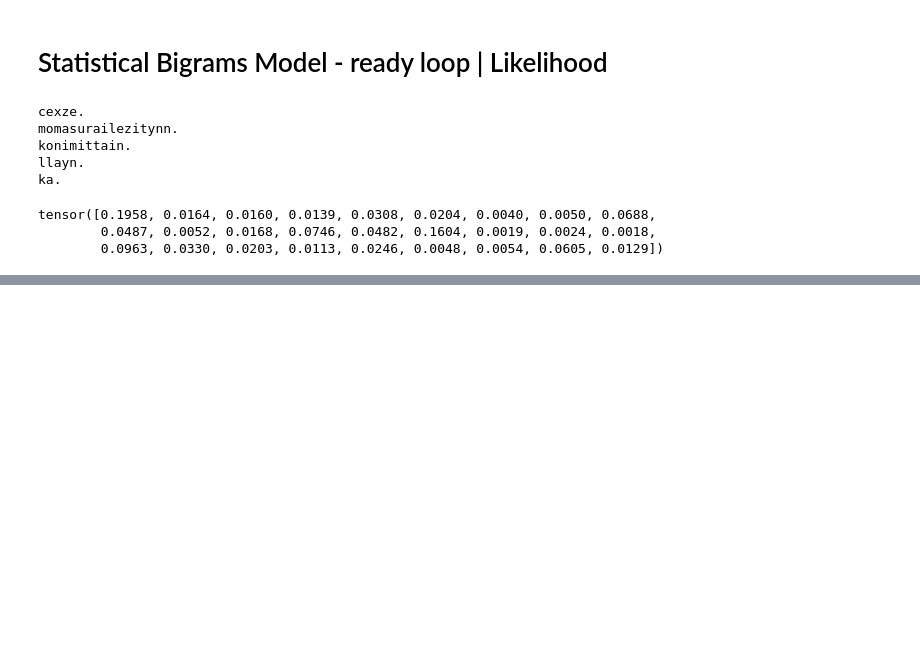
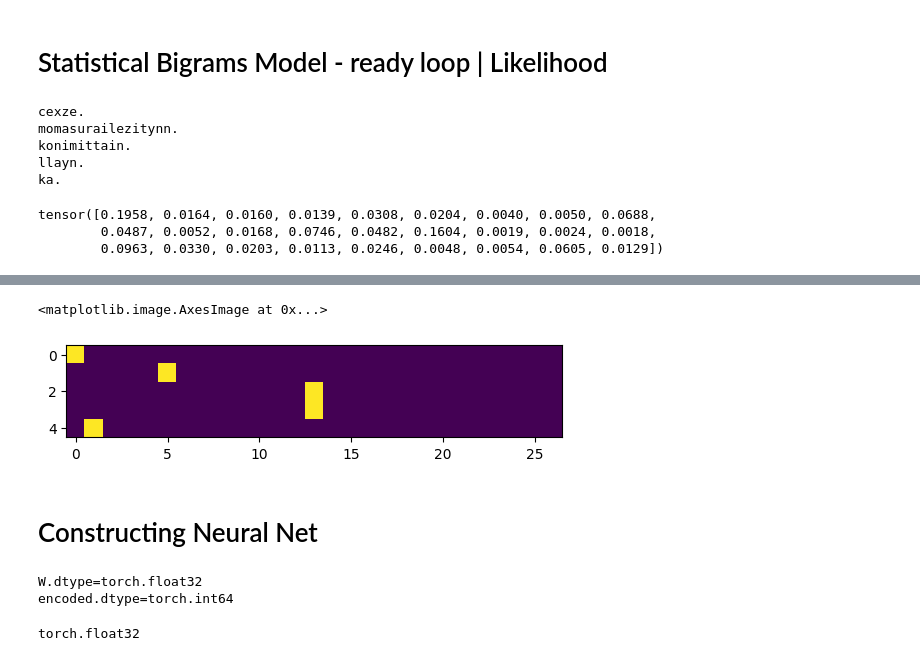
Before and after one commit to ironzo/TRANSFORMER, a Jupyter notebook: Lecture2/makemore.ipynb, the cells around one changed output, grey strips where cells are left out. Drawn from its saved outputs; the diff is of its cells as text; code cells hidden in the pictures; blank space fills up the shorter version.

Commit message:
added logits calcultations and one-hot encoding

```diff
--- a/Lecture2/makemore.ipynb
+++ b/Lecture2/makemore.ipynb
@@ -417,7 +417,7 @@ tensor([0.1958, 0.0164, 0.0160, 0.0139, 0.0308, 0.0204, 0.0040, 0.0050, 0.0688,
 
 sum_nll = 0
 count = 0
-for word in ["olya"]:
+for word in ["alice"]:
     word = ["."] + list(word) + ["."]
     for ch1, ch2 in zip(word, word[1:]):
         bigram = (ch1, ch2)
@@ -435,0 +438,17 @@ averaged out sum_nll: 2.4548943042755127
+# %%
+# collect data
+xs, ys = [], []
+
+for word in words[:1]:
+    word = "." + word + "."
+    for char1, char2 in zip(word, word[1:]):
+        xs.append(lookup_table[char1])
+        ys.append(lookup_table[char2])
+
+xs = torch.tensor(xs)
+ys = torch.tensor(ys)
+# %%
+# use one-hot encoding
+import torch.nn.functional as F
+encoded = F.one_hot(xs, num_classes=27)
+encoded
@@ -435,0 +466,8 @@ averaged out sum_nll: 2.4548943042755127
+# %%
+# visualizing the encoding
+plt.imshow(encoded)
+# %% [output]
+<matplotlib.image.AxesImage at 0x...>
+[figure, added]
+# %% [markdown]
+# Constructing Neural Net
@@ -435,0 +487,15 @@ averaged out sum_nll: 2.4548943042755127
+# %%
+# initialize random matrix with uniform distribution:
+W = torch.randn(27, 27)
+# now lets check dtypes:
+print(f"{W.dtype=}")
+print(f"{encoded.dtype=}")
+# %% [output]
+W.dtype=torch.float32
+encoded.dtype=torch.int64
+# %%
+# need to make the same dtype:
+encoded = encoded.float()
+encoded.dtype
+# %% [output]
+torch.float32
```
Also changed, not shown: parts of 14 cells of this notebook, 1 other file.
